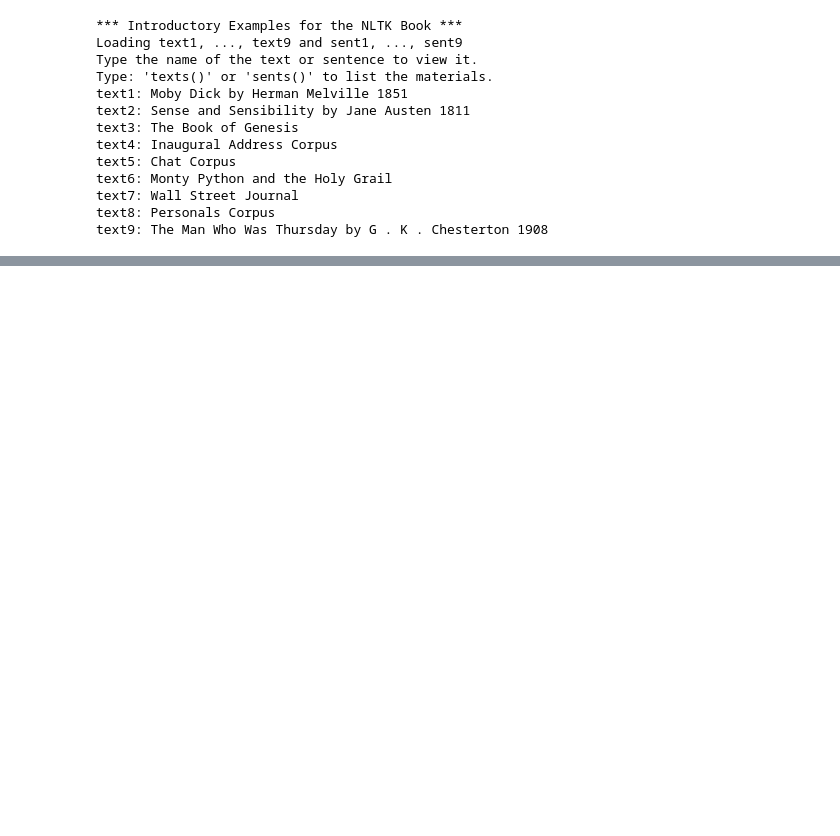
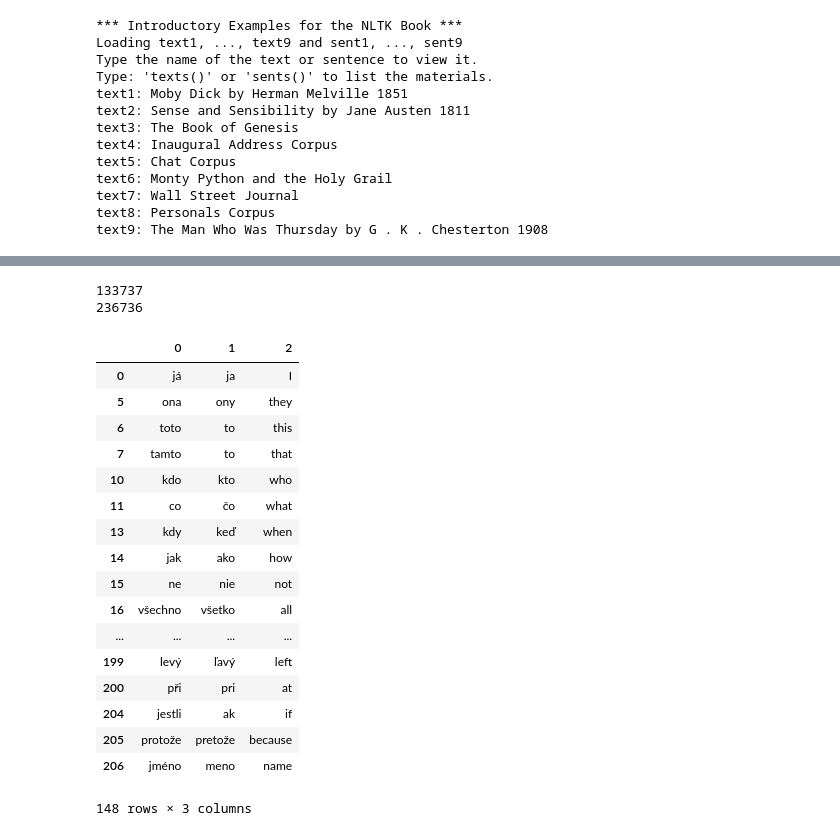
Before and after one commit to kebuhcah/purgation, a Jupyter notebook: playbill_basic.ipynb, the cells around one changed output, grey strips where cells are left out. Drawn from its saved outputs; the diff is of its cells as text; code cells hidden in the pictures; blank space fills up the shorter version.

Commit message:
more nltk stuff

```diff
--- a/playbill_basic.ipynb
+++ b/playbill_basic.ipynb
@@ -45,0 +146,6 @@ fdist1.plot(50, cumulative=True)
+# %%
+print len(nltk.corpus.cmudict.words())
+print len(nltk.corpus.words.words())
+# %% [output]
+133737
+236736
@@ -45,0 +155,22 @@ fdist1.plot(50, cumulative=True)
+# %%
+t=DataFrame(nltk.corpus.swadesh.entries(['cs', 'sk','en']))
+t[t[0] != t[1]]
+# %% [output]
+|  | 0 | 1 | 2 |
+| 0 | já | ja | I |
+| 5 | ona | ony | they |
+| 6 | toto | to | this |
+| 7 | tamto | to | that |
+| 10 | kdo | kto | who |
+| 11 | co | čo | what |
+| 13 | kdy | keď | when |
+| 14 | jak | ako | how |
+| 15 | ne | nie | not |
+| 16 | všechno | všetko | all |
+| ... | ... | ... | ... |
+| 199 | levý | ľavý | left |
+| 200 | při | pri | at |
+| 204 | jestli | ak | if |
+| 205 | protože | pretože | because |
+| 206 | jméno | meno | name |
+148 rows × 3 columns
```
Also changed, not shown: parts of 21 cells of this notebook.
